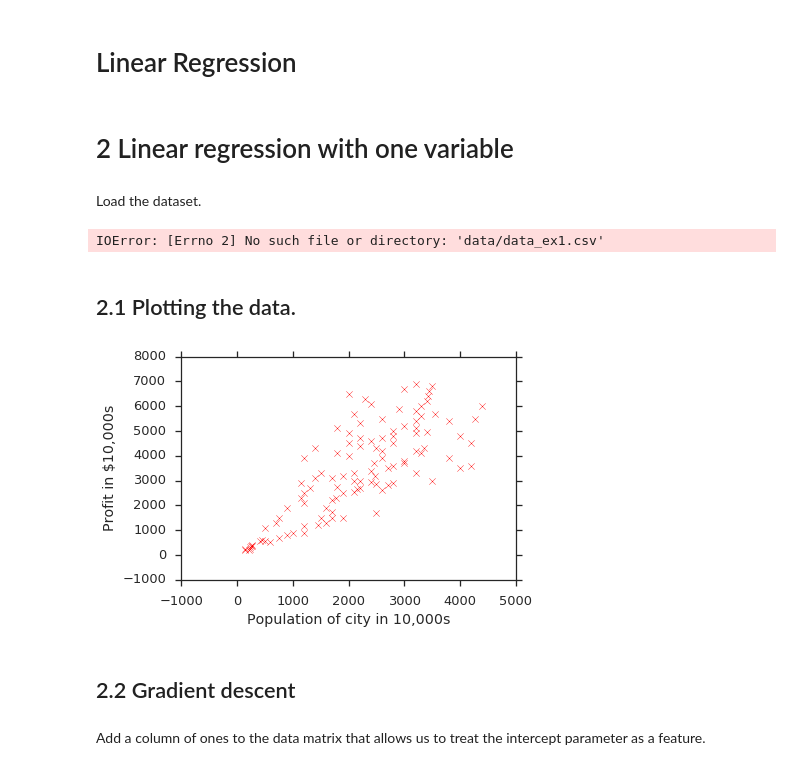
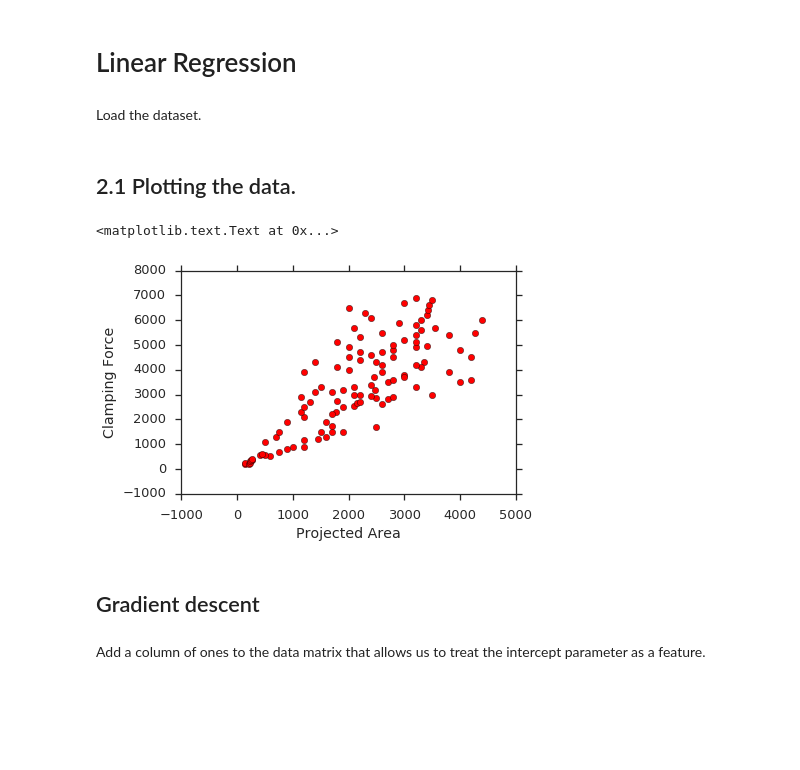
Before and after one commit to cognets/automatons, a Jupyter notebook: automatons/automatons_ex1.ipynb, the cells around one changed output. Drawn from its saved outputs; the diff is of its cells as text; code cells hidden in the pictures; blank space fills up the shorter version.

```diff
--- a/automatons/automatons_ex1.ipynb
+++ b/automatons/automatons_ex1.ipynb
@@ -23,2 +15,0 @@ def add_column_ones(x):
-# %% [markdown]
-# 2 Linear regression with one variable
@@ -26,32 +52,26 @@ def add_column_ones(x):
 Load the dataset.
 # %%
 #data = np.loadtxt('ex1_orig_octave/ex1data1.txt', delimiter=',')
-data = np.loadtxt('data/data_ex1.csv', delimiter=',')
+data = np.loadtxt('/home/sheraz/data/cognets/auto/data_ex1.csv', delimiter=',')
 x = data[:, 0]
 y = data[:, 1]
 
 
 x_normalized, mu, sigma = normalize_data(x)
-print(x_normalized.shape)
 
 M = len(y)
-print(x)
-# %% [output]
-IOError: [Errno 2] No such file or directory: 'data/data_ex1.csv'
 # %% [markdown]
 ## 2.1 Plotting the data.
 # %%
 plt.figure()
-plt.scatter(x, y, c='r', marker='x', s=40)
-plt.xlabel('Population of city in 10,000s')
-plt.ylabel('Profit in $10,000s')
-# plt.xlim(4, 24)
-# plt.ylim(-5.2, 25.2)
-plt.savefig('ex1a_univariate_plots/fig_1.png', dpi=300)
+plt.scatter(x, y, c='r', marker='o', s=40)
+plt.xlabel('Projected Area')
+plt.ylabel('Clamping Force')
 # %% [output]
+<matplotlib.text.Text at 0x...>
-[figure, old version]
+[figure, new version]
 # %% [markdown]
-## 2.2 Gradient descent
+## Gradient descent
 # %% [markdown]
 Add a column of ones to the data matrix that allows us to treat the intercept parameter as a feature.
 # %%
```
Also changed, not shown: parts of 16 cells of this notebook, 10 other files.
